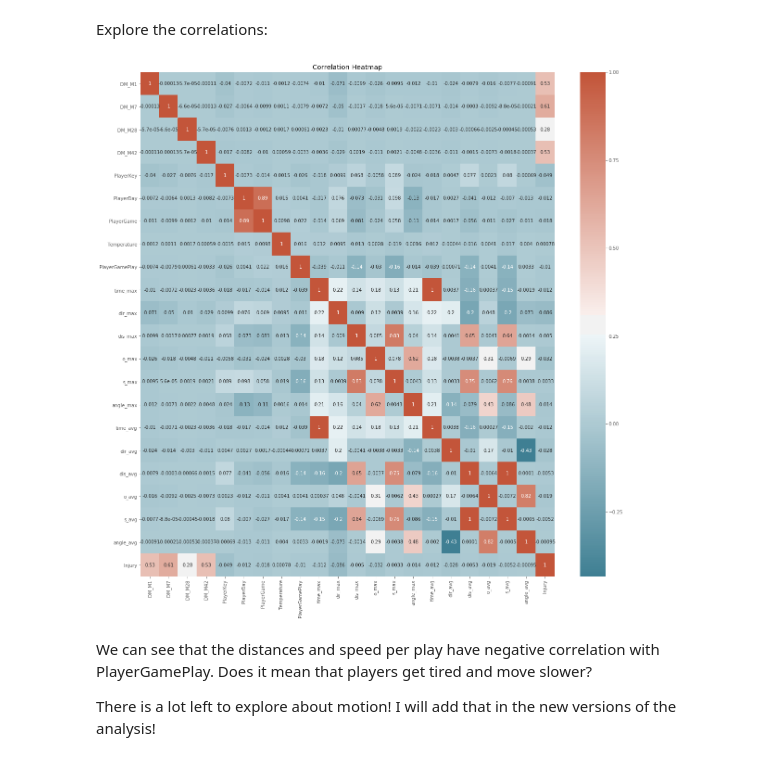
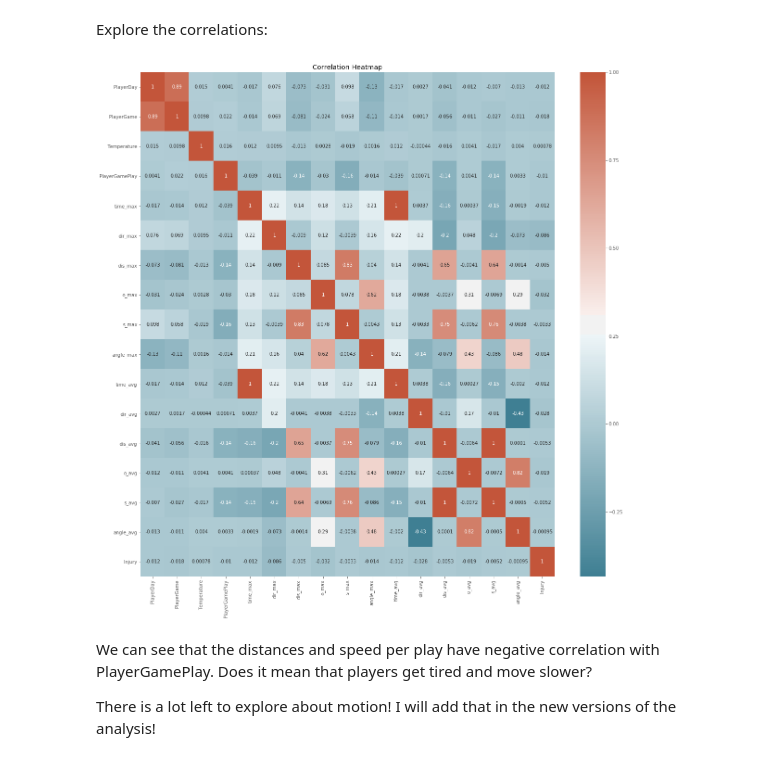
Before and after one commit to Lexie88rus/NFL-1st-and-Future, a Jupyter notebook: NFL_Injury_Analytics.ipynb, the cells around one changed output. Cells and saved outputs as stored; diff of their text form; code cells hidden in the pictures.

Commit message:
Updated the notebook with the EDA: removed some features from the correlation heatmap for motion data analysis

```diff
--- a/NFL_Injury_Analytics.ipynb
+++ b/NFL_Injury_Analytics.ipynb
@@ -976,14 +976,18 @@ motion_df['Injury'] = motion_df['DM_M1'] + motion_df['DM_M7'] + motion_df['DM_M2
 # %% [markdown]
 Explore the correlations:
 # %%
-corr_df = motion_df.corr()
+corr_df = motion_df[['RosterPosition', 'PlayerDay', 'PlayerGame', 'StadiumType', 'FieldType',
+       'Temperature', 'Weather', 'PlayType', 'PlayerGamePlay', 'Position',
+       'PositionGroup', 'time_max', 'dir_max', 'dis_max', 'o_max', 's_max',
+       'angle_max', 'time_avg', 'dir_avg', 'dis_avg', 'o_avg', 's_avg',
+       'angle_avg', 'Injury']].corr()
 
 fig = plt.figure(figsize=(20,20))
 sns.heatmap(corr_df, annot=True, cmap=sns.diverging_palette(220, 20, as_cmap=True))
 plt.title('Correlation Heatmap')
 plt.show()
 # %% [output]
-[figure, old version]
+[figure, new version]
 # %% [markdown]
 We can see that the distances and speed per play have negative correlation with PlayerGamePlay. Does it mean that players get tired and move slower?
 
```
Also changed, not shown: parts of 1 cell of this notebook.
